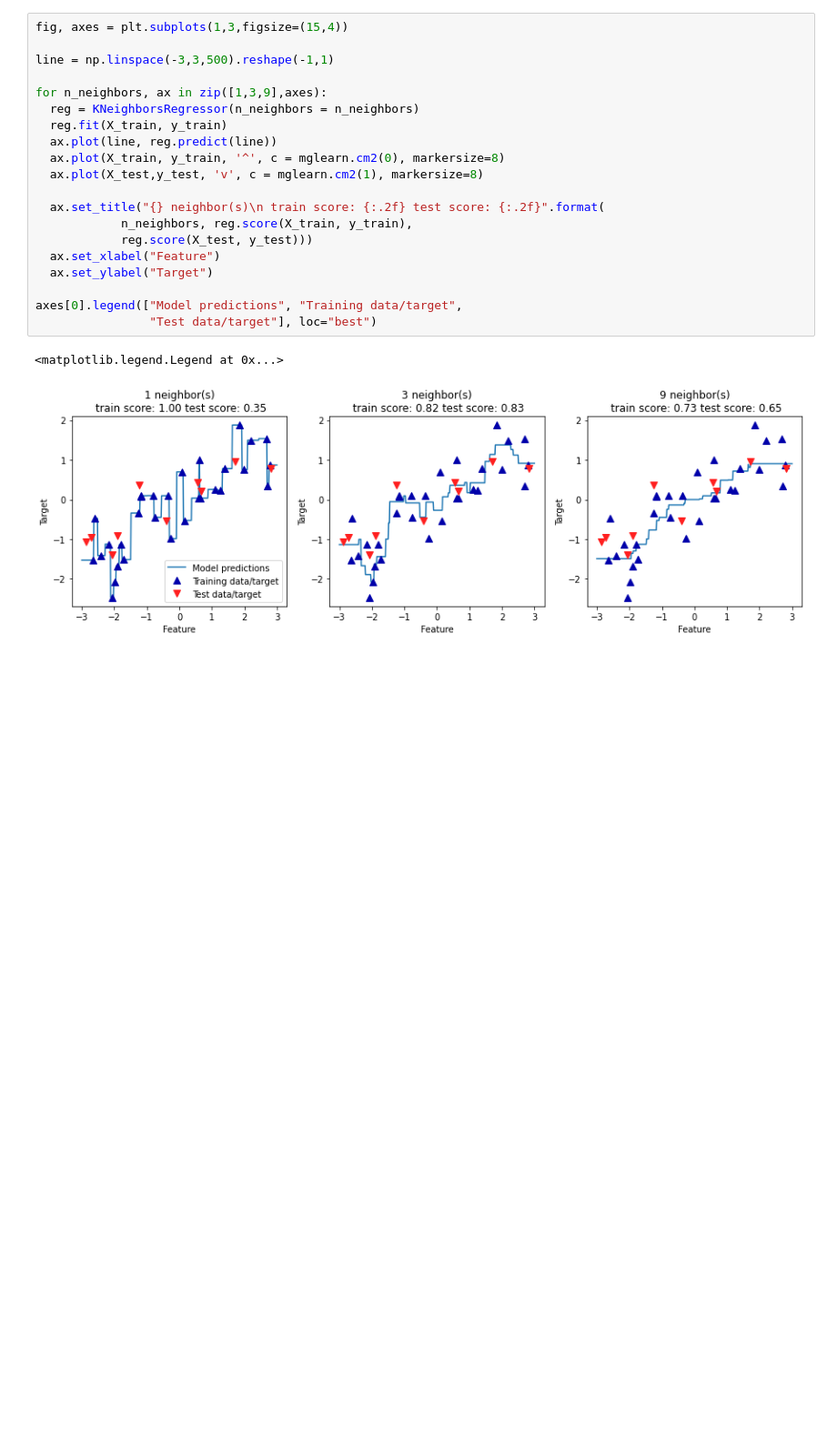
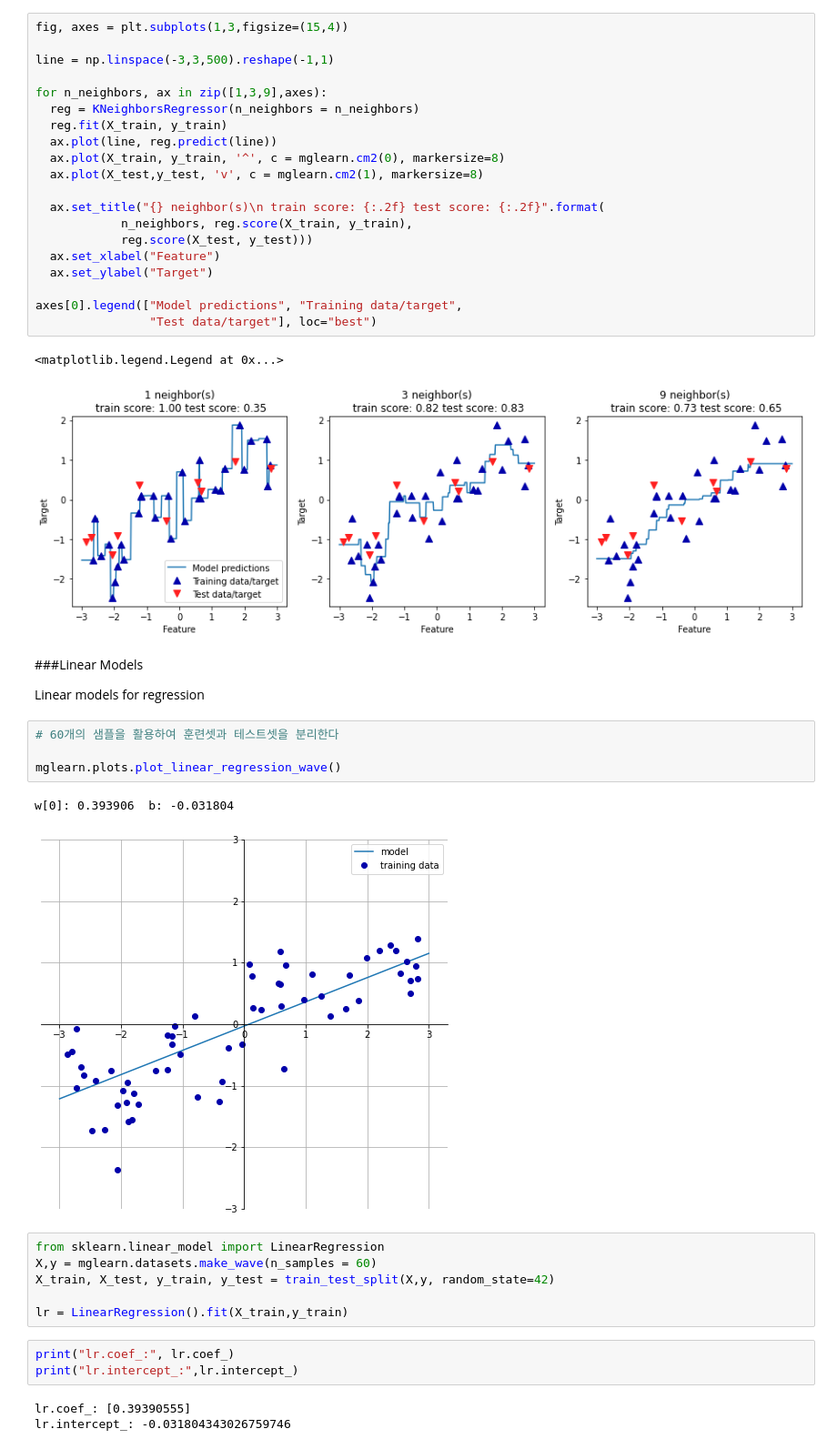
Before and after one commit to jeewonkimm2/TIL, a Jupyter notebook: SeoulTech/Business_Analytics/introduction_to_ml_with_python_02_supervised_learning.ipynb, the cells around one changed output. Shown at 91% size. Cells and saved outputs as stored; diff of their text form; blank space fills up the shorter version.

```diff
--- a/SeoulTech/Business_Analytics/introduction_to_ml_with_python_02_supervised_learning.ipynb
+++ b/SeoulTech/Business_Analytics/introduction_to_ml_with_python_02_supervised_learning.ipynb
@@ -287,3 +270,26 @@ axes[0].legend(["Model predictions", "Training data/target",
 # %% [output]
 <matplotlib.legend.Legend at 0x...>
 [figure]
+# %% [markdown]
+###Linear Models
+
+Linear models for regression
+# %%
+# 60개의 샘플을 활용하여 훈련셋과 테스트셋을 분리한다
+
+mglearn.plots.plot_linear_regression_wave()
+# %% [output]
+w[0]: 0.393906  b: -0.031804
+[figure, added]
+# %%
+from sklearn.linear_model import LinearRegression
+X,y = mglearn.datasets.make_wave(n_samples = 60)
+X_train, X_test, y_train, y_test = train_test_split(X,y, random_state=42)
+
+lr = LinearRegression().fit(X_train,y_train)
+# %%
+print("lr.coef_:", lr.coef_)
+print("lr.intercept_:",lr.intercept_)
+# %% [output]
+lr.coef_: [0.39390555]
+lr.intercept_: -0.031804343026759746
```
Also changed, not shown: parts of 16 cells of this notebook.
